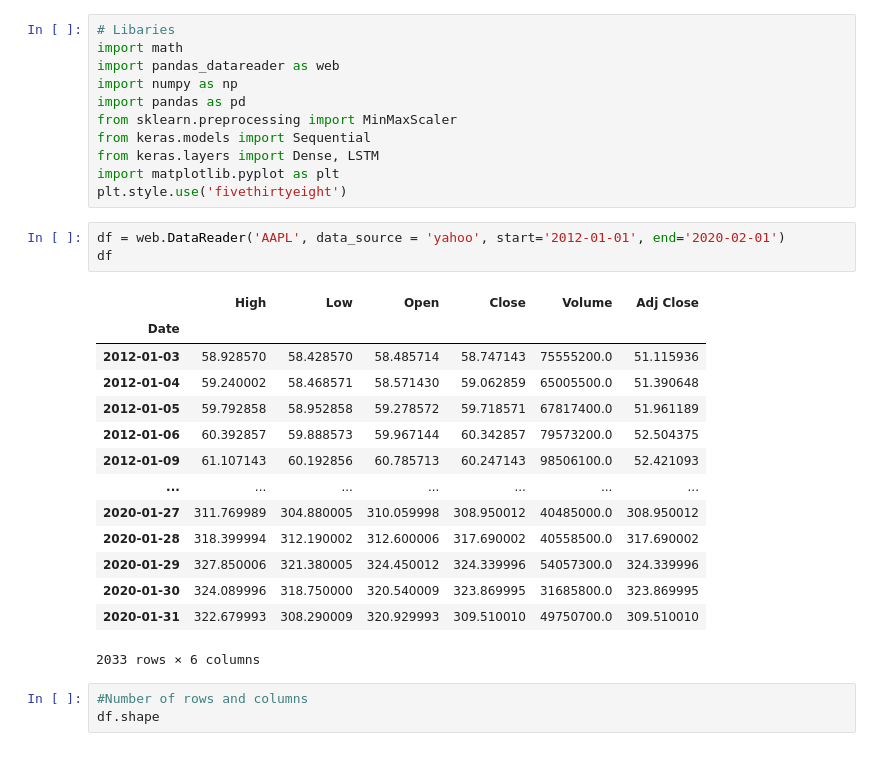
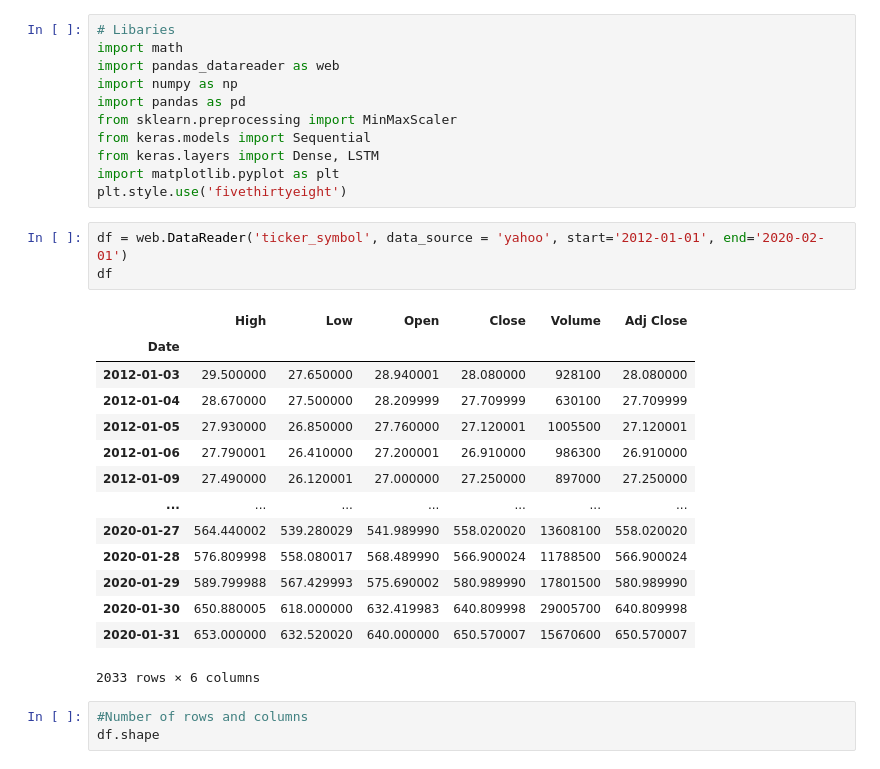
Before and after one commit to Lukem121/Simple-Stock-Prediction, a Jupyter notebook: Stock_Prediction.ipynb, the cells around one changed output. Saved outputs shown, nothing was run; the diff lists cells and outputs as text.

```diff
--- a/Stock_Prediction.ipynb
+++ b/Stock_Prediction.ipynb
@@ -12,22 +15,22 @@ from keras.layers import Dense, LSTM
 import matplotlib.pyplot as plt
 plt.style.use('fivethirtyeight')
 # %%
-df = web.DataReader('AAPL', data_source = 'yahoo', start='2012-01-01', end='2020-02-01')
+df = web.DataReader('ticker_symbol', data_source = 'yahoo', start='2012-01-01', end='2020-02-01')
 df
 # %% [output]
 |  | High | Low | Open | Close | Volume | Adj Close |
 | Date |  |  |  |  |  |  |
-| 2012-01-03 | 58.928570 | 58.428570 | 58.485714 | 58.747143 | 75555200.0 | 51.115936 |
-| 2012-01-04 | 59.240002 | 58.468571 | 58.571430 | 59.062859 | 65005500.0 | 51.390648 |
-| 2012-01-05 | 59.792858 | 58.952858 | 59.278572 | 59.718571 | 67817400.0 | 51.961189 |
-| 2012-01-06 | 60.392857 | 59.888573 | 59.967144 | 60.342857 | 79573200.0 | 52.504375 |
-| 2012-01-09 | 61.107143 | 60.192856 | 60.785713 | 60.247143 | 98506100.0 | 52.421093 |
+| 2012-01-03 | 29.500000 | 27.650000 | 28.940001 | 28.080000 | 928100 | 28.080000 |
+| 2012-01-04 | 28.670000 | 27.500000 | 28.209999 | 27.709999 | 630100 | 27.709999 |
+| 2012-01-05 | 27.930000 | 26.850000 | 27.760000 | 27.120001 | 1005500 | 27.120001 |
+| 2012-01-06 | 27.790001 | 26.410000 | 27.200001 | 26.910000 | 986300 | 26.910000 |
+| 2012-01-09 | 27.490000 | 26.120001 | 27.000000 | 27.250000 | 897000 | 27.250000 |
 | ... | ... | ... | ... | ... | ... | ... |
-| 2020-01-27 | 311.769989 | 304.880005 | 310.059998 | 308.950012 | 40485000.0 | 308.950012 |
-| 2020-01-28 | 318.399994 | 312.190002 | 312.600006 | 317.690002 | 40558500.0 | 317.690002 |
-| 2020-01-29 | 327.850006 | 321.380005 | 324.450012 | 324.339996 | 54057300.0 | 324.339996 |
-| 2020-01-30 | 324.089996 | 318.750000 | 320.540009 | 323.869995 | 31685800.0 | 323.869995 |
-| 2020-01-31 | 322.679993 | 308.290009 | 320.929993 | 309.510010 | 49750700.0 | 309.510010 |
+| 2020-01-27 | 564.440002 | 539.280029 | 541.989990 | 558.020020 | 13608100 | 558.020020 |
+| 2020-01-28 | 576.809998 | 558.080017 | 568.489990 | 566.900024 | 11788500 | 566.900024 |
+| 2020-01-29 | 589.799988 | 567.429993 | 575.690002 | 580.989990 | 17801500 | 580.989990 |
+| 2020-01-30 | 650.880005 | 618.000000 | 632.419983 | 640.809998 | 29005700 | 640.809998 |
+| 2020-01-31 | 653.000000 | 632.520020 | 640.000000 | 650.570007 | 15670600 | 650.570007 |
 2033 rows × 6 columns
 # %%
 #Number of rows and columns
```
Also changed, not shown: parts of 9 cells of this notebook.
